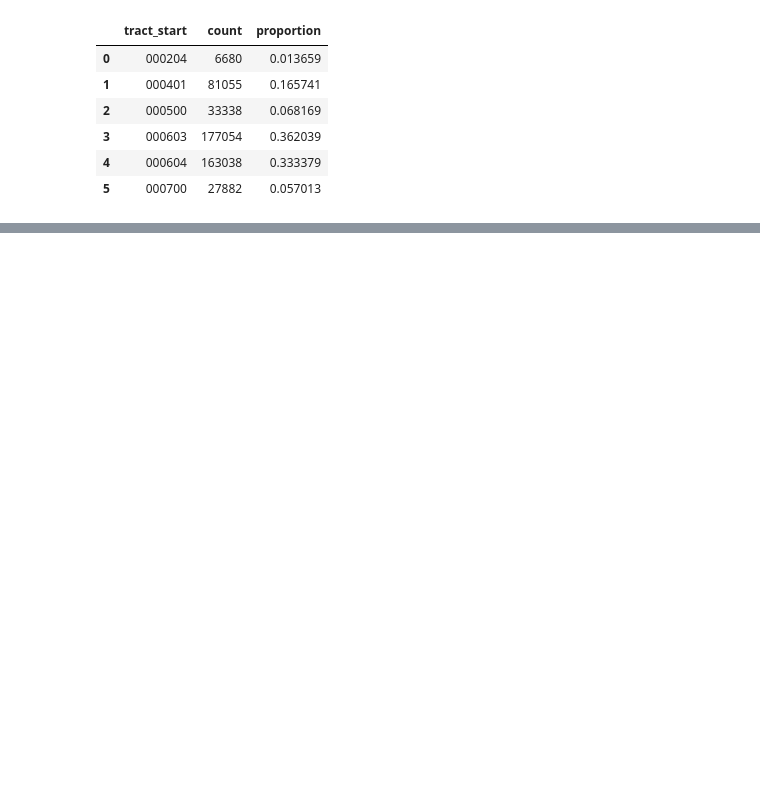
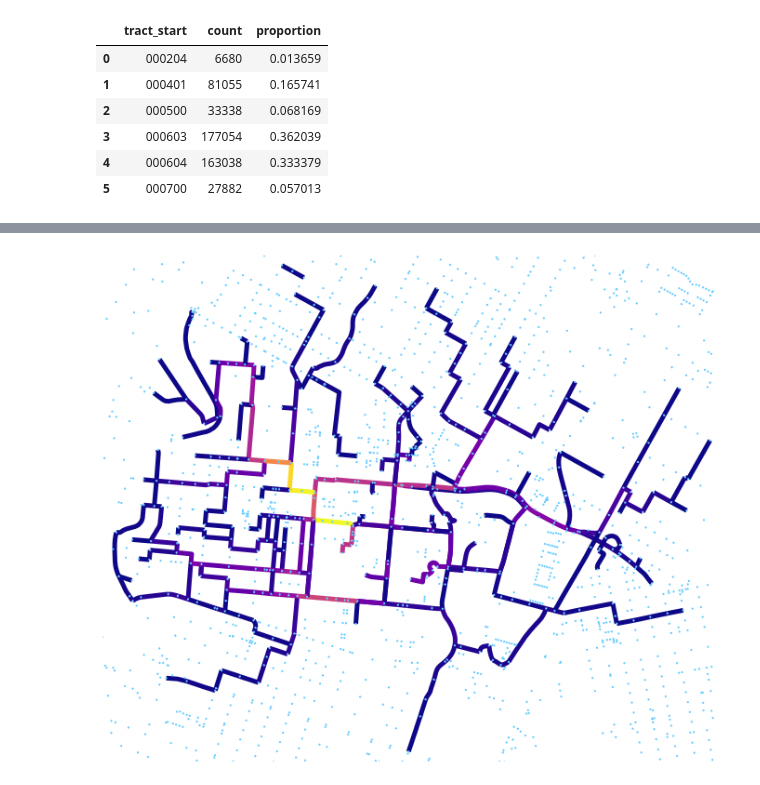
Before and after one commit to sanjayyepuri/DocklessVehicleTraffic, a Jupyter notebook: notebooks/DocklessScooterBayesNet.ipynb, the cells around one changed output, grey strips where cells are left out. Drawn from its saved outputs; the diff is of its cells as text; code cells hidden in the pictures; blank space fills up the shorter version.

```diff
--- a/notebooks/DocklessScooterBayesNet.ipynb
+++ b/notebooks/DocklessScooterBayesNet.ipynb
@@ -158,0 +209,5 @@ Power_divergenceResult(statistic=0.05852902341764081, pvalue=0.9999568274909372)
+# %%
+nc = ox.get_edge_colors_by_attr(sim.map, 'count', cmap='plasma', num_bins=100)
+fig, ax = ox.plot_graph(sim.map, fig_height=10, edge_color=nc, node_size=5, node_zorder=3, edge_linewidth=5)
+# %% [output]
+[figure, added]
```
Also changed, not shown: parts of 18 cells of this notebook, 6 other files.
